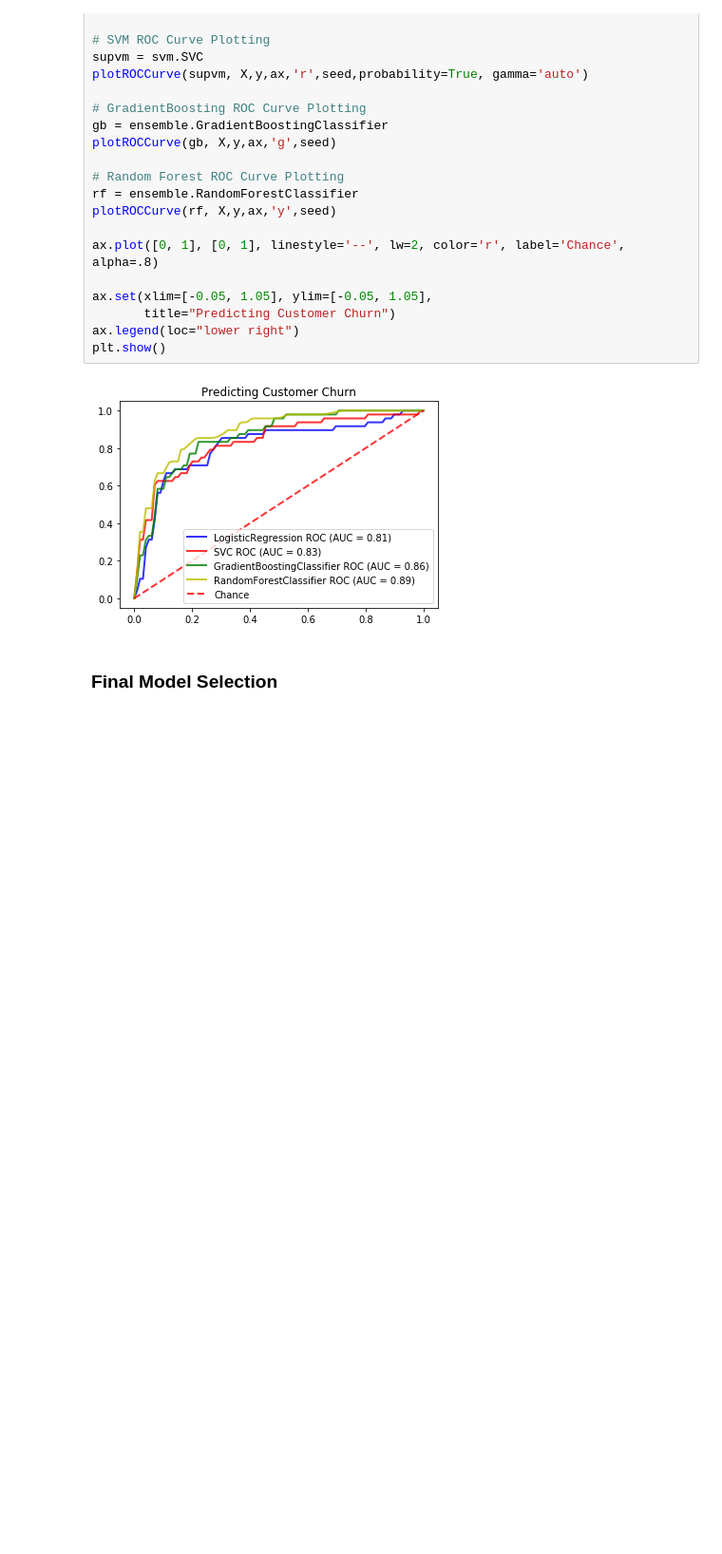
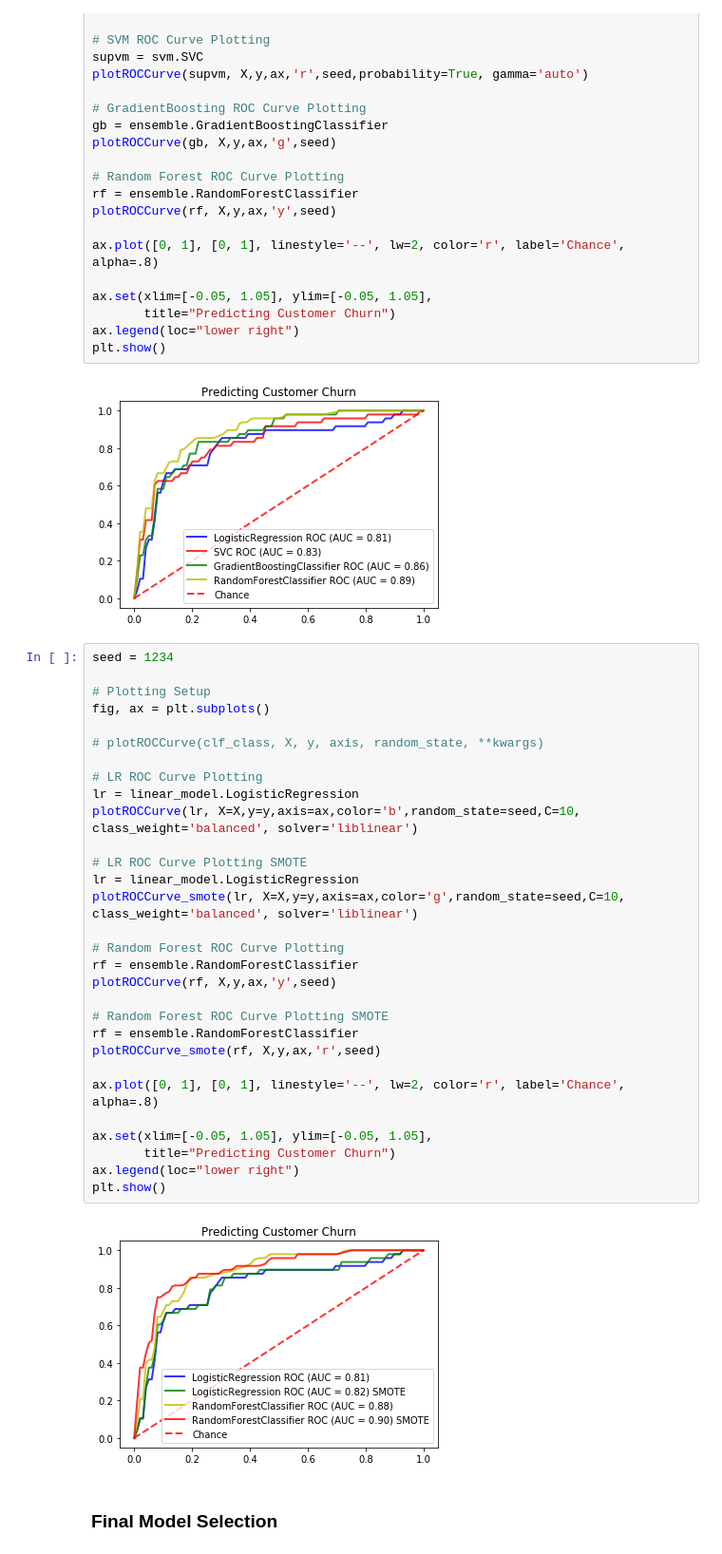
Before and after one commit to damonclifford/DSICapstone, a Jupyter notebook: OverallModeling.ipynb, the cells around one changed output. Shown at 95% size. Cells and saved outputs as stored; diff of their text form; blank space fills up the shorter version.

Commit message:
add in SMOTE to compare models

```diff
--- a/OverallModeling.ipynb
+++ b/OverallModeling.ipynb
@@ -144,5 +197,37 @@ ax.legend(loc="lower right")
 plt.show()
 # %% [output]
 [figure]
+# %%
+seed = 1234
+
+# Plotting Setup
+fig, ax = plt.subplots()
+
+# plotROCCurve(clf_class, X, y, axis, random_state, **kwargs)
+
+# LR ROC Curve Plotting
+lr = linear_model.LogisticRegression
+plotROCCurve(lr, X=X,y=y,axis=ax,color='b',random_state=seed,C=10, class_weight='balanced', solver='liblinear')
+
+# LR ROC Curve Plotting SMOTE
+lr = linear_model.LogisticRegression
+plotROCCurve_smote(lr, X=X,y=y,axis=ax,color='g',random_state=seed,C=10, class_weight='balanced', solver='liblinear')
+
+# Random Forest ROC Curve Plotting
+rf = ensemble.RandomForestClassifier
+plotROCCurve(rf, X,y,ax,'y',seed)
+
+# Random Forest ROC Curve Plotting SMOTE
+rf = ensemble.RandomForestClassifier
+plotROCCurve_smote(rf, X,y,ax,'r',seed)
+
+ax.plot([0, 1], [0, 1], linestyle='--', lw=2, color='r', label='Chance', alpha=.8)
+
+ax.set(xlim=[-0.05, 1.05], ylim=[-0.05, 1.05],
+       title="Predicting Customer Churn")
+ax.legend(loc="lower right")
+plt.show()
+# %% [output]
+[figure, added]
 # %% [markdown]
 ### Final Model Selection
```
Also changed, not shown: parts of 5 cells of this notebook, 1 other file.
